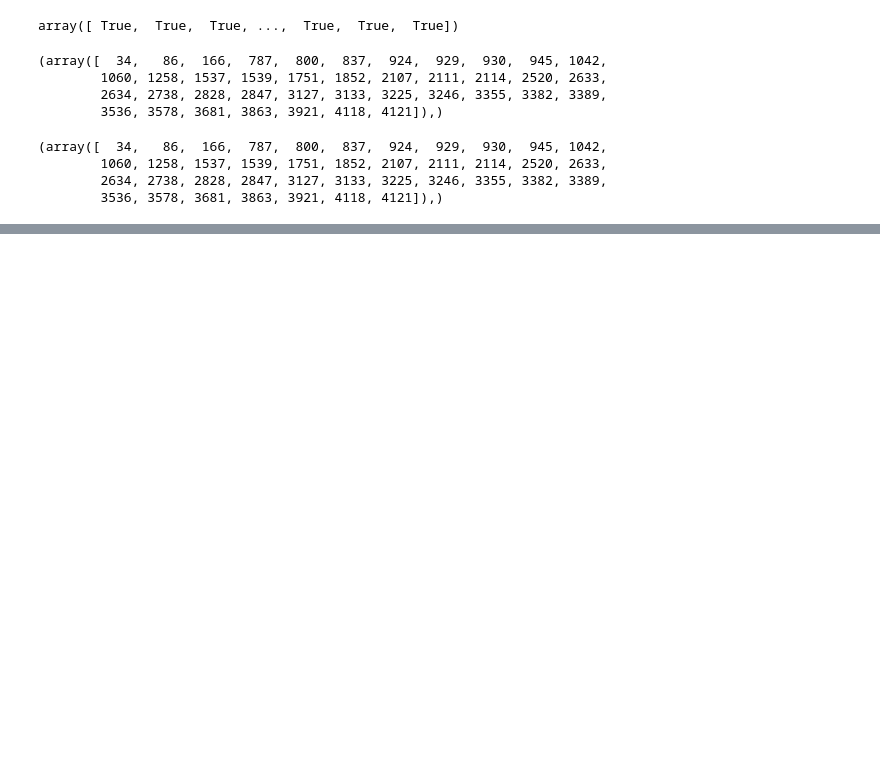
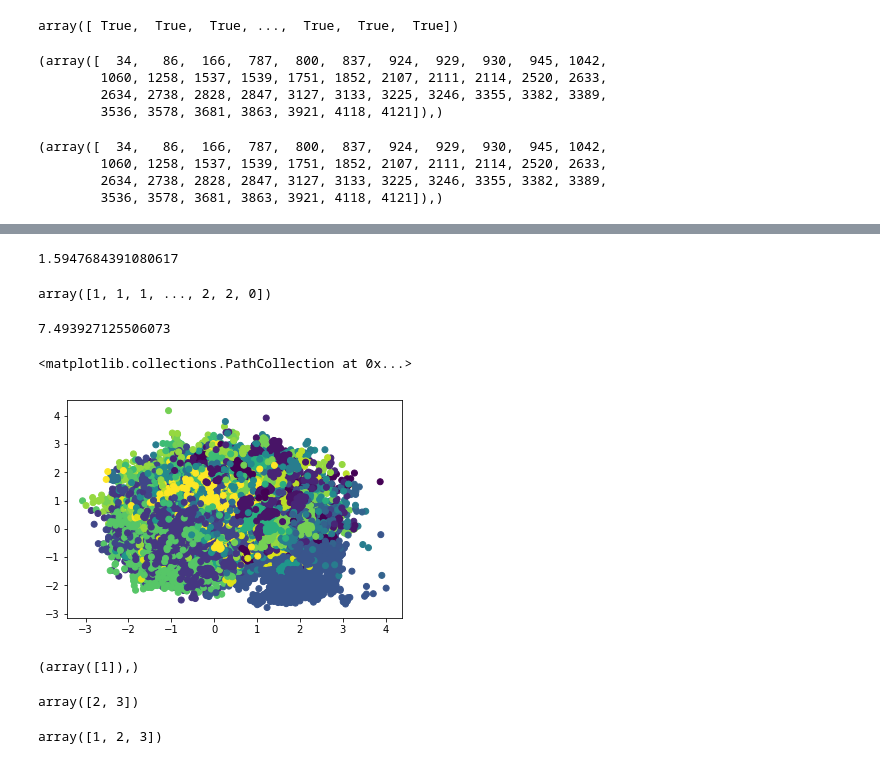
Before and after one commit to gamleksi/SNAP_community_detection, a Jupyter notebook: nb.ipynb, the cells around one changed output, grey strips where cells are left out. Saved outputs shown, nothing was run; the diff lists cells and outputs as text; code cells hidden in the pictures; blank space fills up the shorter version.

```diff
--- a/nb.ipynb
+++ b/nb.ipynb
@@ -523,0 +630,33 @@ np.where(grca_C == True)
+# %%
+order = np.argsort(node_idxs)
+# %%
+embedding_data = embedding_data[order]
+# %%
+from sklearn.decomposition import PCA
+
+pca = PCA(n_components=2)
+pca_embedding = pca.fit_transform(embedding_data)
+# %%
+from sklearn.cluster import KMeans
+
+kmeans = KMeans(n_clusters=20, random_state=0).fit(embedding_data)
+# %%
+print(helpers.objective_function(graph_data, kmeans.labels_))
+# %% [output]
+1.5947684391080617
+# %%
+from sklearn.cluster import AgglomerativeClustering
+
+clustering = AgglomerativeClustering(n_clusters=5).fit(embedding_data)
+clustering.labels_
+# %% [output]
+array([1, 1, 1, ..., 2, 2, 0])
+# %%
+print(helpers.objective_function(graph_data, clustering.labels_))
+# %% [output]
+7.493927125506073
+# %%
+plt.scatter(pca_embedding[:,0], pca_embedding[:,1], c=kmeans.labels_)
+# %% [output]
+<matplotlib.collections.PathCollection at 0x...>
+[figure, added]
@@ -523,0 +665,12 @@ np.where(grca_C == True)
+# %%
+np.where(a == 2)
+# %% [output]
+(array([1]),)
+# %%
+np.delete(a, 0)
+# %% [output]
+array([2, 3])
+# %%
+a
+# %% [output]
+array([1, 2, 3])
```
Also changed, not shown: parts of 19 cells of this notebook, 1 other file.
